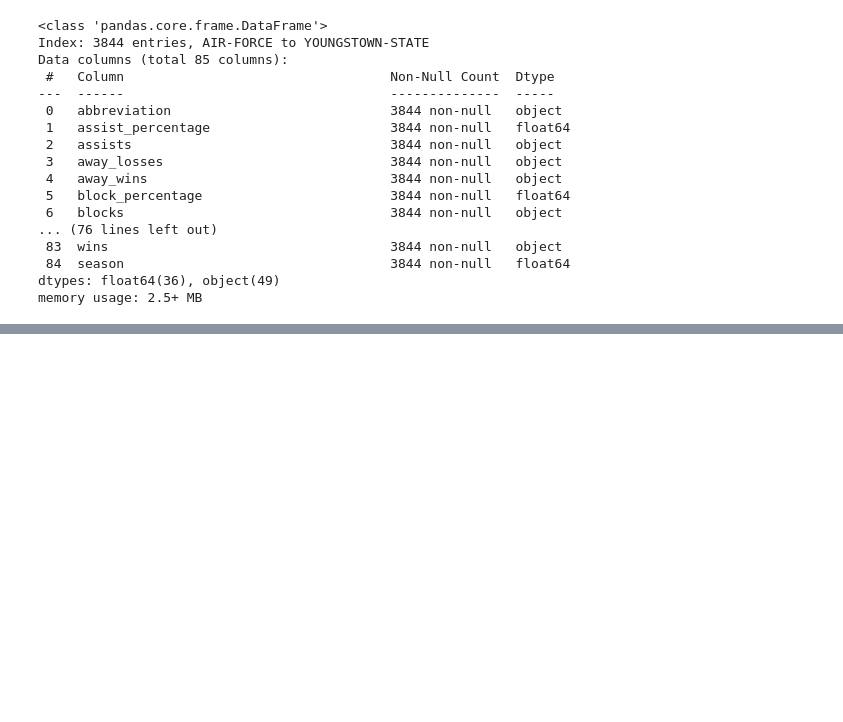
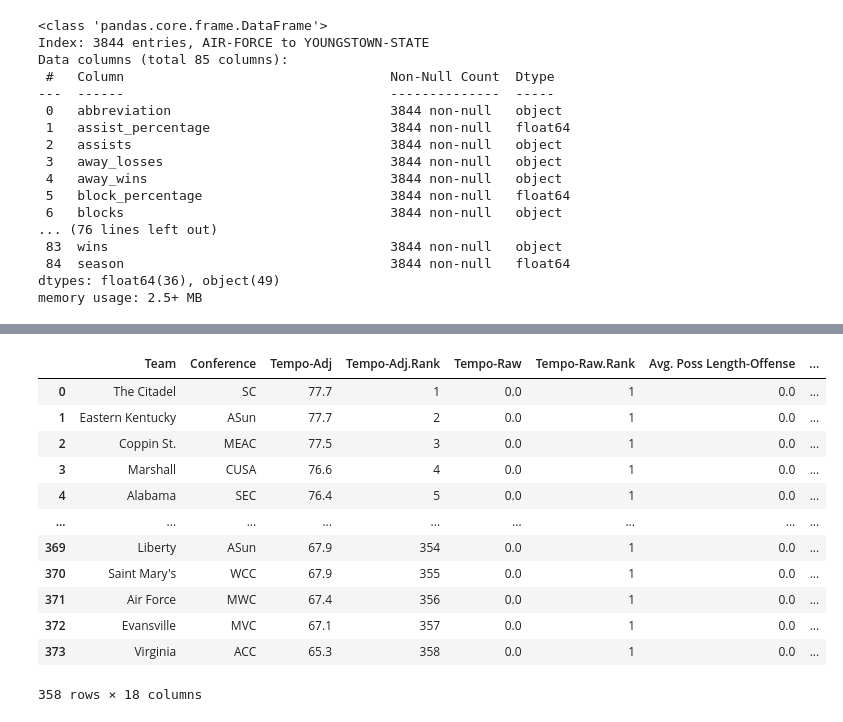
Before and after one commit to fmathews11/College_basketball, a Jupyter notebook: College_BB_Data_Pipeline.ipynb, the cells around one changed output, grey strips where cells are left out. Cells and saved outputs as stored; diff of their text form; code cells hidden in the pictures; blank space fills up the shorter version.

```diff
--- a/College_BB_Data_Pipeline.ipynb
+++ b/College_BB_Data_Pipeline.ipynb
@@ -607,0 +773,22 @@ memory usage: 2.5+ MB
+# %%
+from kenpompy.utils import login
+
+# Returns an authenticated browser that can then be used to scrape pages that require authorization.
+browser = login("XXXX", 'XXXXXX')
+# %%
+import kenpompy.summary as kp
+kp.get_efficiency(browser,2022)
+# %% [output]
+|  | Team | Conference | Tempo-Adj | Tempo-Adj.Rank | Tempo-Raw | Tempo-Raw.Rank | Avg. Poss Length-Offense | ... |
+| 0 | The Citadel | SC | 77.7 | 1 | 0.0 | 1 | 0.0 | ... |
+| 1 | Eastern Kentucky | ASun | 77.7 | 2 | 0.0 | 1 | 0.0 | ... |
+| 2 | Coppin St. | MEAC | 77.5 | 3 | 0.0 | 1 | 0.0 | ... |
+| 3 | Marshall | CUSA | 76.6 | 4 | 0.0 | 1 | 0.0 | ... |
+| 4 | Alabama | SEC | 76.4 | 5 | 0.0 | 1 | 0.0 | ... |
+| ... | ... | ... | ... | ... | ... | ... | ... | ... |
+| 369 | Liberty | ASun | 67.9 | 354 | 0.0 | 1 | 0.0 | ... |
+| 370 | Saint Mary's | WCC | 67.9 | 355 | 0.0 | 1 | 0.0 | ... |
+| 371 | Air Force | MWC | 67.4 | 356 | 0.0 | 1 | 0.0 | ... |
+| 372 | Evansville | MVC | 67.1 | 357 | 0.0 | 1 | 0.0 | ... |
+| 373 | Virginia | ACC | 65.3 | 358 | 0.0 | 1 | 0.0 | ... |
+358 rows × 18 columns
```
Also changed, not shown: parts of 12 cells of this notebook.
